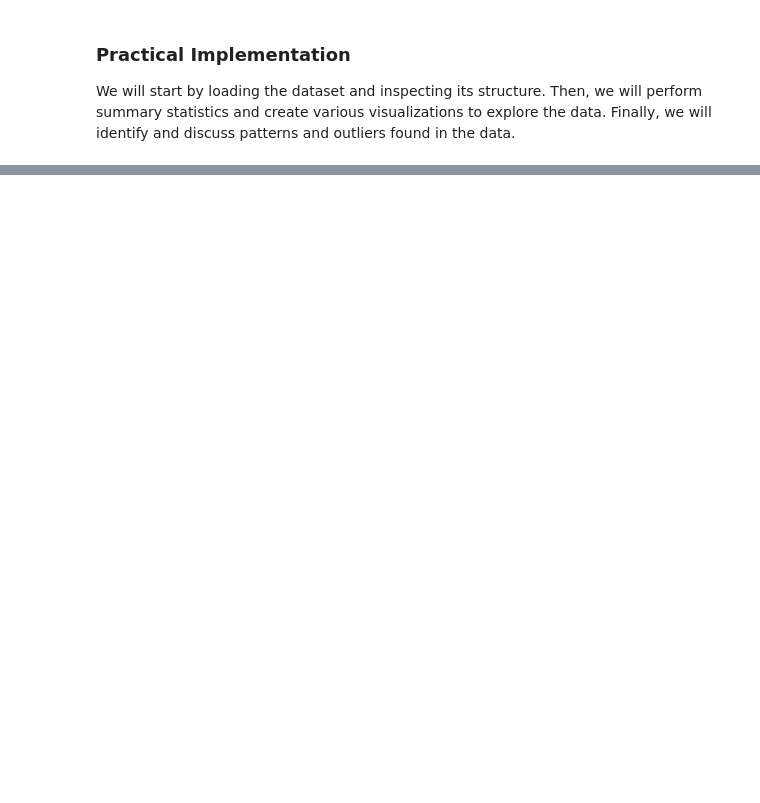
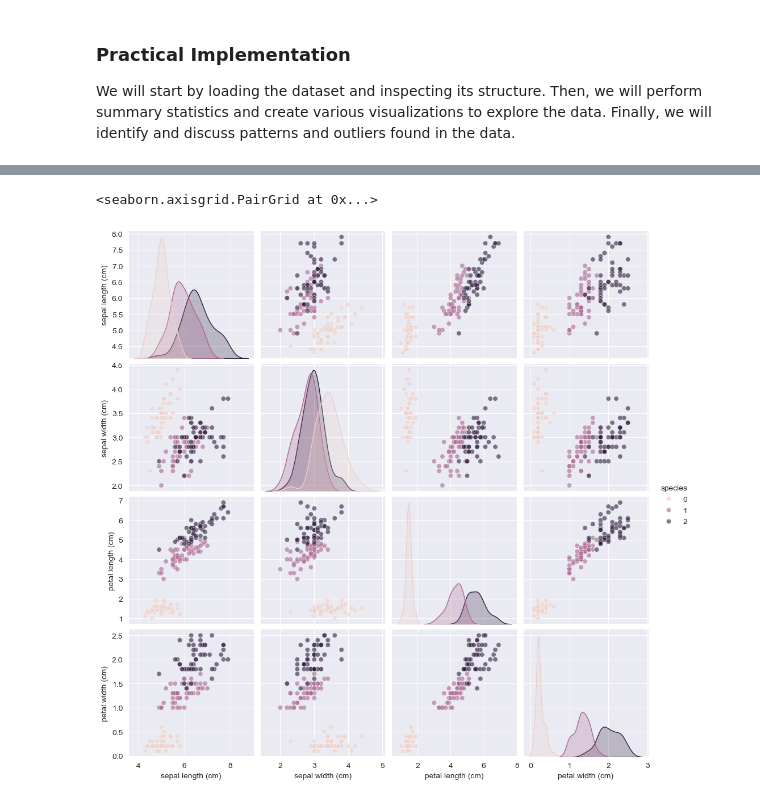
Before and after one commit to ndethi/opit-rai7002, a Jupyter notebook: 3 EDA/1_Start_coding_EDA.ipynb, the cells around one changed output, grey strips where cells are left out. Drawn from its saved outputs; the diff is of its cells as text; code cells hidden in the pictures; blank space fills up the shorter version.

Commit message:
feat: incorporate Cursor suggestions on how to visualize iris dataset more modularly with more customizations

```diff
--- a/3 EDA/1_Start_coding_EDA.ipynb
+++ b/3 EDA/1_Start_coding_EDA.ipynb
@@ -29,11 +64,19 @@ iris_df.describe()
 import seaborn as sns
 import matplotlib.pyplot as plt
 
-# Set the theme for the plots
-sns.set_theme(style="whitegrid")
+# Set a dark theme for the plots
+sns.set_style("darkgrid")
 # %%
 # Pairplot to visualize the relationship between features
-sns.pairplot(iris_df, hue='species', markers=["o", "s", "D"])
-plt.show()
+sns.pairplot(
+    iris_df,
+    hue='species',
+    diag_kind='kde',        # Use density plots instead of histograms
+    plot_kws={'alpha': 0.6}, # Set transparency of points
+    height=2.5              # Size of each subplot
+)
+# %% [output]
+<seaborn.axisgrid.PairGrid at 0x...>
+[figure, added]
 # %%
 # Boxplot to visualize the distribution of each feature
```
Also changed, not shown: parts of 5 cells of this notebook.
